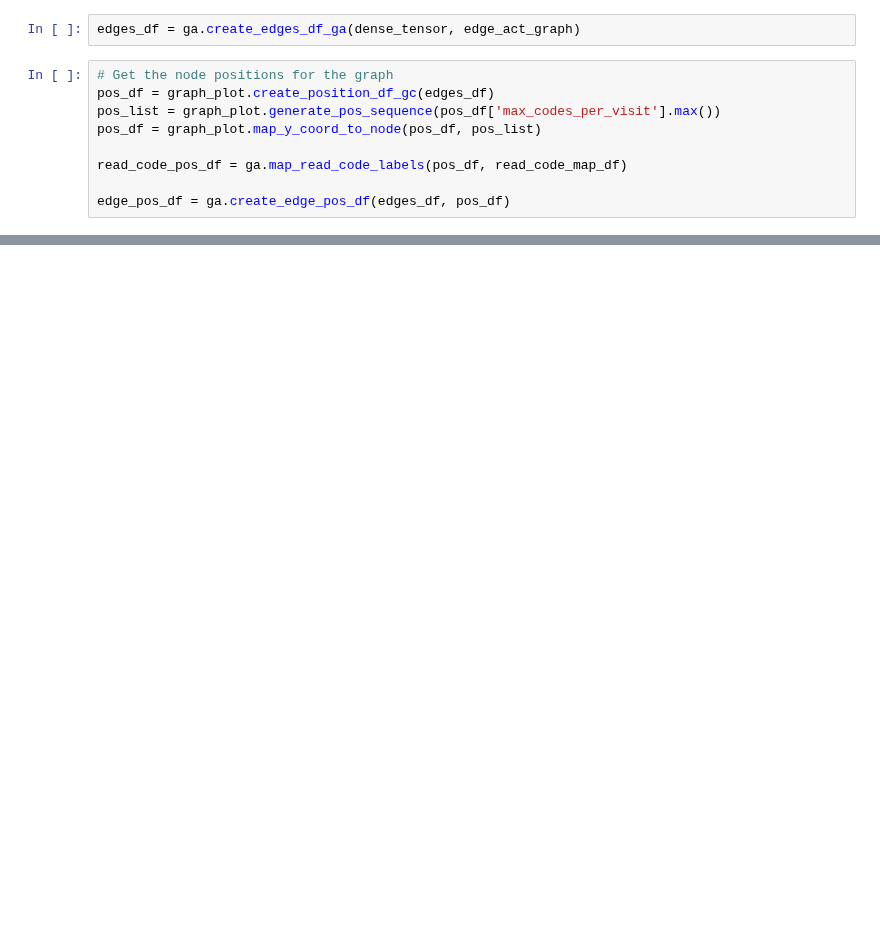
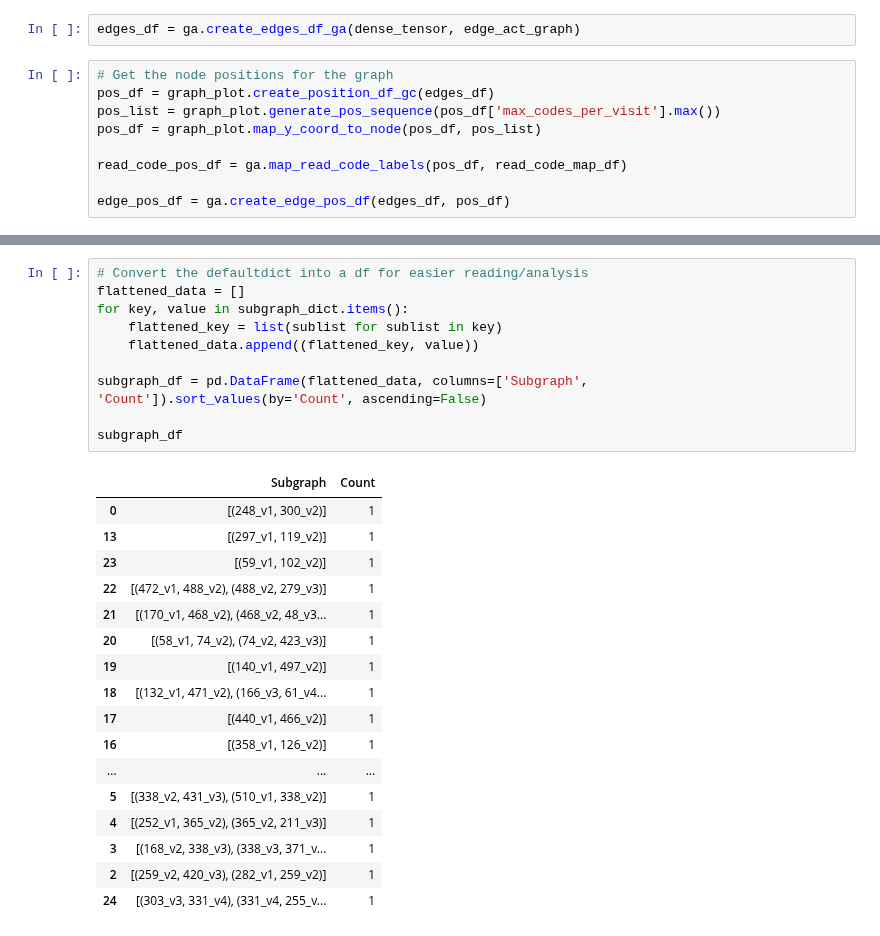
Before and after one commit to ZoeHancox/explainable_TGCNN, a Jupyter notebook: edge_activations.ipynb, the cells around one changed output, grey strips where cells are left out. Cells and saved outputs as stored; diff of their text form; blank space fills up the shorter version.

```diff
--- a/edge_activations.ipynb
+++ b/edge_activations.ipynb
@@ -91,0 +224,28 @@ ga.plot_edge_act_plotly(edge_pos_df, pos_df, read_code_pos_df, years_in_advance,
+# %%
+# Convert the defaultdict into a df for easier reading/analysis
+flattened_data = []
+for key, value in subgraph_dict.items():
+    flattened_key = list(sublist for sublist in key)
+    flattened_data.append((flattened_key, value))
+
+subgraph_df = pd.DataFrame(flattened_data, columns=['Subgraph', 'Count']).sort_values(by='Count', ascending=False)
+
+subgraph_df
+# %% [output]
+|  | Subgraph | Count |
+| 0 | [(248_v1, 300_v2)] | 1 |
+| 13 | [(297_v1, 119_v2)] | 1 |
+| 23 | [(59_v1, 102_v2)] | 1 |
+| 22 | [(472_v1, 488_v2), (488_v2, 279_v3)] | 1 |
+| 21 | [(170_v1, 468_v2), (468_v2, 48_v3... | 1 |
+| 20 | [(58_v1, 74_v2), (74_v2, 423_v3)] | 1 |
+| 19 | [(140_v1, 497_v2)] | 1 |
+| 18 | [(132_v1, 471_v2), (166_v3, 61_v4... | 1 |
+| 17 | [(440_v1, 466_v2)] | 1 |
+| 16 | [(358_v1, 126_v2)] | 1 |
+| ... | ... | ... |
+| 5 | [(338_v2, 431_v3), (510_v1, 338_v2)] | 1 |
+| 4 | [(252_v1, 365_v2), (365_v2, 211_v3)] | 1 |
+| 3 | [(168_v2, 338_v3), (338_v3, 371_v... | 1 |
+| 2 | [(259_v2, 420_v3), (282_v1, 259_v2)] | 1 |
+| 24 | [(303_v3, 331_v4), (331_v4, 255_v... | 1 |
```
Also changed, not shown: parts of 11 cells of this notebook, 14 other files.
